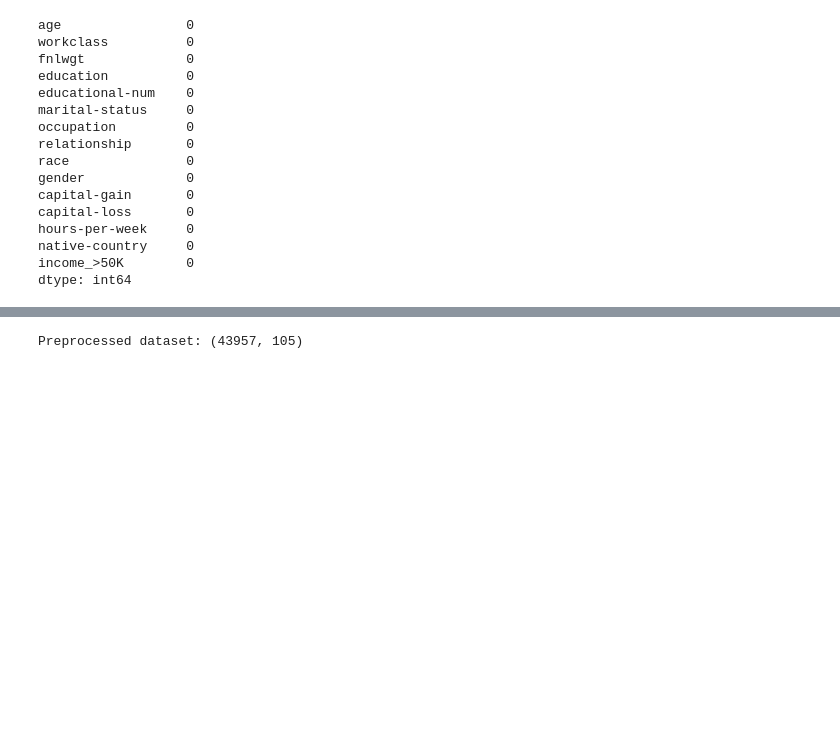
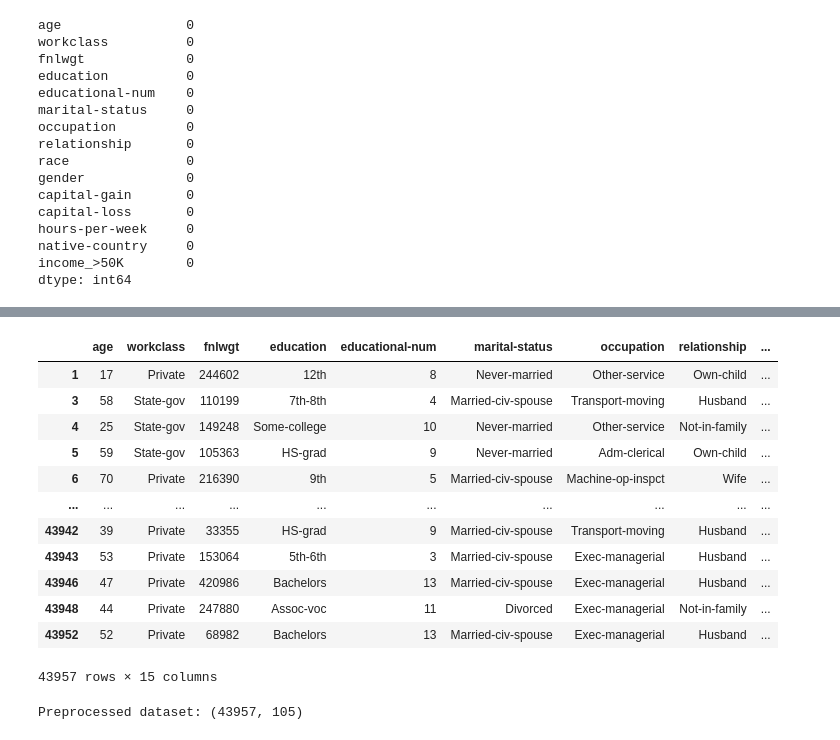
Before and after one commit to WedFarran/income_dataset_task, a Jupyter notebook: ProjectDeepL.ipynb, the cells around one changed output, grey strips where cells are left out. Drawn from its saved outputs; the diff is of its cells as text; code cells hidden in the pictures; blank space fills up the shorter version.

```diff
--- a/ProjectDeepL.ipynb
+++ b/ProjectDeepL.ipynb
@@ -132,3 +161,22 @@ dtype: int64
+# %%
+selected_zero_columns = train_data.loc[train_data['income_>50K'] == 0].iloc[:, :10000]
+selected_one_columns = train_data.loc[train_data['income_>50K'] == 1].iloc[:, :10000]
+final_data = pd.concat([selected_zero_columns,selected_one_columns])
+final_data
+# %% [output]
+|  | age | workclass | fnlwgt | education | educational-num | marital-status | occupation | relationship | ... |
+| 1 | 17 | Private | 244602 | 12th | 8 | Never-married | Other-service | Own-child | ... |
+| 3 | 58 | State-gov | 110199 | 7th-8th | 4 | Married-civ-spouse | Transport-moving | Husband | ... |
+| 4 | 25 | State-gov | 149248 | Some-college | 10 | Never-married | Other-service | Not-in-family | ... |
+| 5 | 59 | State-gov | 105363 | HS-grad | 9 | Never-married | Adm-clerical | Own-child | ... |
+| 6 | 70 | Private | 216390 | 9th | 5 | Married-civ-spouse | Machine-op-inspct | Wife | ... |
+| ... | ... | ... | ... | ... | ... | ... | ... | ... | ... |
+| 43942 | 39 | Private | 33355 | HS-grad | 9 | Married-civ-spouse | Transport-moving | Husband | ... |
+| 43943 | 53 | Private | 153064 | 5th-6th | 3 | Married-civ-spouse | Exec-managerial | Husband | ... |
+| 43946 | 47 | Private | 420986 | Bachelors | 13 | Married-civ-spouse | Exec-managerial | Husband | ... |
+| 43948 | 44 | Private | 247880 | Assoc-voc | 11 | Divorced | Exec-managerial | Not-in-family | ... |
+| 43952 | 52 | Private | 68982 | Bachelors | 13 | Married-civ-spouse | Exec-managerial | Husband | ... |
+43957 rows × 15 columns
 # %%
 # Separate input features and target variable
 X = train_data.drop('income_>50K', axis=1)
```
Also changed, not shown: parts of 5 cells of this notebook.
